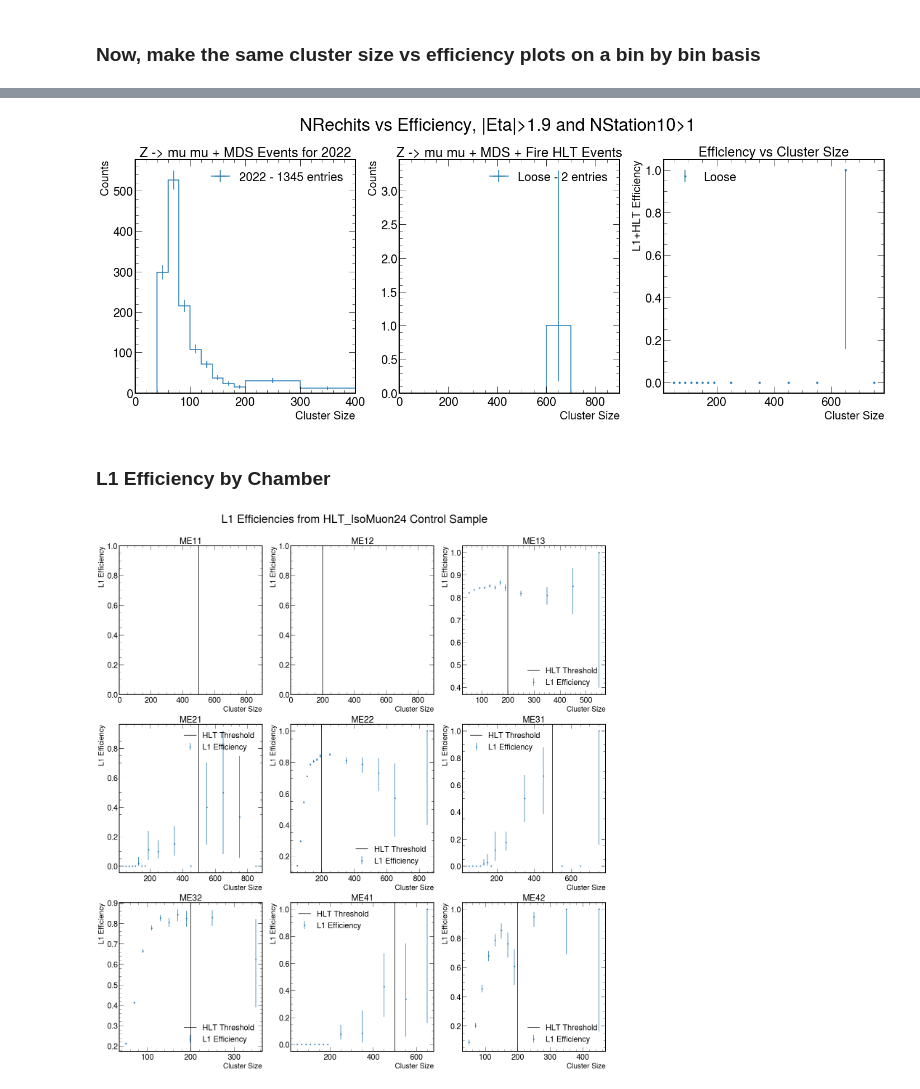
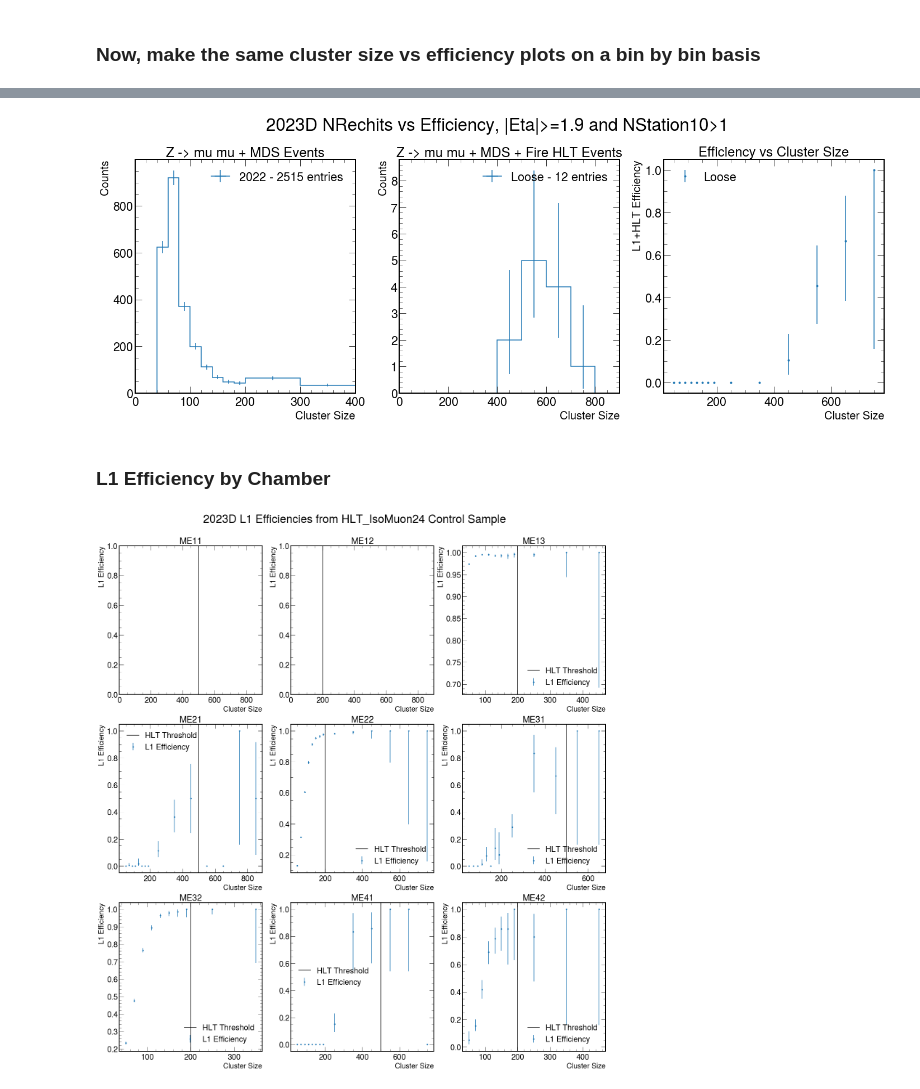
Before and after one commit to AlexAlbert41/run3_llp_analyzer, a Jupyter notebook: Plotting_Scripts/TrigEff_Ouput_Analysis.ipynb, the cells around one changed output, grey strips where cells are left out. Drawn from its saved outputs; the diff is of its cells as text; code cells hidden in the pictures.

```diff
--- a/Plotting_Scripts/TrigEff_Ouput_Analysis.ipynb
+++ b/Plotting_Scripts/TrigEff_Ouput_Analysis.ipynb
@@ -25,6 +25,7 @@ eras = ["2022"]
 # %%
 #paths to data
 path_2022 = "/uscms/home/amalbert/nobackup/CMSSW_10_6_20/src/run3_llp_analyzer/fixedMerge_trigEff_2022_050724.root"
+path_2023D = "/eos/uscms/store/user/amalbert/MDSTriggerEff/trigEff_output_2023/fixedMerge_trigEff_2023D_050724.root"
 # %%
 ak.behavior.update(candidate.behavior)
 
@@ -37,4 +38,5 @@ def getLZDF(f,nEvents=-1,version="new"): #lazy dataframe with events that have c
     return events
 # %%
 events_2022 = getLZDF(path_2022)
+events_2023D = getLZDF(path_2023D)
 # %%
@@ -98,11 +100,13 @@ apply_cluster_mask(ak.flatten(events_2022.cscRechitClusterEta), "2022", ['cscRec
 ### First, use one cluster events to verify that our own calculation of the HLT Decision matches what is computed live
 # %%
 oneClusterEvents = {
-    "2022": events_2022[events_2022["nCscRechitClusters"]==1]
+    "2022": events_2022[events_2022["nCscRechitClusters"]==1],
+    "2023D": events_2023D[events_2023D["nCscRechitClusters"]==1]
 }
 
 moreClusterEvents= {
-    "2022": events_2022[events_2022["nCscRechitClusters"]>1]
+    "2022": events_2022[events_2022["nCscRechitClusters"]>1],
+    "2023D": events_2023D[events_2023D["nCscRechitClusters"]>1]
 }
 # %%
 #validate manual computation of HLT Decision
@@ -293,6 +309,9 @@ one_cluster_NStation10 = {}
 for era in eras:
     one_cluster_NStation10[era] = ak.mask(ak.flatten(oneClusterEvents[era].cscRechitClusterNStation10), one_cluster_mask[era])
     one_cluster_NStation10[era] = one_cluster_NStation10[era][~ak.is_none(one_cluster_NStation10[era])]
+# %%
+sample = '2023D'
+era = sample
 # %%
 #define bins based on eta/NStation10 regions that set trigger thresholds
 bins_eta_big = hist.Bin("eta", "eta", np.linspace(0,1.9,1))
@@ -505,8 +524,8 @@ make_plots_hits_efficiency(data=one_cluster_highEta_lowNStation10, title="NRechi
 # %%
-make_plots_hits_efficiency(data=one_cluster_highEta_highNStation10, title="NRechits vs Efficiency, |Eta|>1.9 and NStation10>1",
+make_plots_hits_efficiency(data=one_cluster_highEta_highNStation10, title="NRechits vs Efficiency, |Eta|>=1.9 and NStation10>1",
                           bins=bins_rechits_lowEta_lowNStation10)
 # %% [output]
-[figure, old version]
+[figure, new version]
 # %% [markdown]
 ### L1 Efficiency by Chamber
 # %%
@@ -527,8 +546,8 @@ import matplotlib
 num_rows = 3
 num_cols = 3
 fig, axes = plt.subplots(num_rows, num_cols, figsize=(8 * num_cols, 8 * num_rows))
-fig.suptitle("L1 Efficiencies from HLT_IsoMuon24 Control Sample")
-sample = "2022"
+fig.suptitle(sample + " L1 Efficiencies from HLT_IsoMuon24 Control Sample")
+#sample = "2023D"
 bins = bins_rechits_lowEta_lowNStation10
 
 counter = 0
@@ -536,7 +555,7 @@ for i in range(num_rows):
     for j in range(num_cols):
         chamber = list(chamber_locations.keys())[counter]
         maskZ = np.logical_and(abs(ak.flatten(oneClusterEvents[sample].cscRechitClusterZ))>chamber_locations[chamber]["minZ"], abs(ak.flatten(oneClusterEvents[sample].cscRechitClusterZ))<chamber_locations[chamber]["maxZ"])
-        maskR = ak.flatten(np.logical_and((np.sqrt(oneClusterEvents[sample].cscRechitClusterX**2+oneClusterEvents[sample].cscRechitClusterY**2))>chamber_locations[chamber]["MinR"], (np.sqrt(oneClusterEvents[sample].cscRechitClusterX**2+oneClusterEvents['2022'].cscRechitClusterY**2))<chamber_locations[chamber]["MaxR"]))
+        maskR = ak.flatten(np.logical_and((np.sqrt(oneClusterEvents[sample].cscRechitClusterX**2+oneClusterEvents[sample].cscRechitClusterY**2))>chamber_locations[chamber]["MinR"], (np.sqrt(oneClusterEvents[sample].cscRechitClusterX**2+oneClusterEvents[sample].cscRechitClusterY**2))<chamber_locations[chamber]["MaxR"]))
         total_mask = np.logical_and(np.logical_and(maskZ, maskR), ak.flatten(oneClusterEvents[sample]["cscRechitClusterNStation10"]==1))
         denom = ak.mask(ak.flatten(oneClusterEvents[sample].cscRechitClusterSize), total_mask)
 
@@ -571,31 +590,31 @@ for i in range(num_rows):
         '''
         hist.plotratio(
                     ax=axes[2],
                     num  =rechits_hist_HLTMedium.project(bins_rechits),
                     denom=rechits_hist.project(bins_rechits),
                     error_opts={'marker': '.'},
                     unc='clopper-pearson',
                     label= "Medium",
                     clear=False
                 )
 
         hist.plotratio(
                     ax=axes[2],
                     num  =rechits_hist_HLTTight.project(bins_rechits),
                     denom=rechits_hist.project(bins_rechits),
                     error_opts={'marker': '.'},
                     unc='clopper-pearson',
                     label= "Tight",
                     clear=False
                 )
         '''
         axes[i,j].legend()
         #axes[i,j].set_title(chamber, fontsize=24)
         axes[i][j].set_xlabel("Cluster Size", fontsize=20)
         axes[i,j].set_ylabel("L1 Efficiency", fontsize=20)
 
 plt.subplots_adjust(top=0.93)
 plt.savefig("L1_Efficiencies.png")
 plt.show()
 # %% [output]
-[figure, old version]
+[figure, new version]
```
Also changed, not shown: parts of 13 cells of this notebook, 1 other file.
